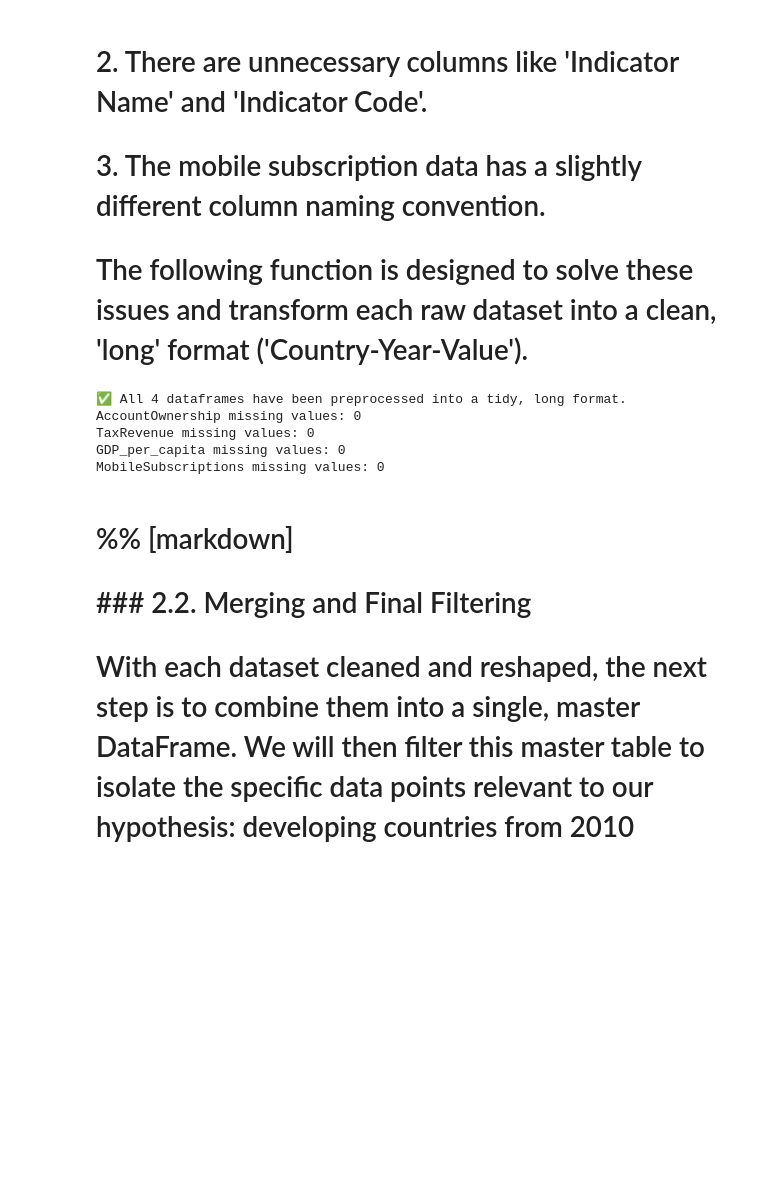
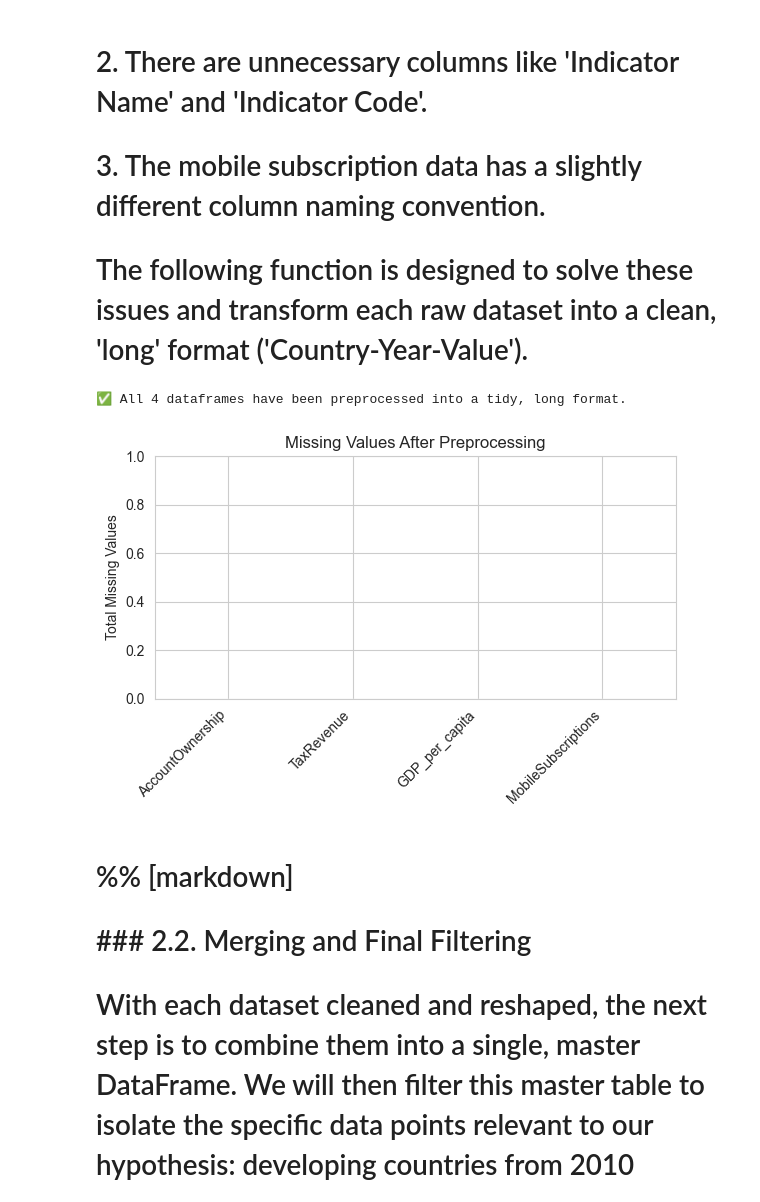
Before and after one commit to jk23399/worldbank-data-analysis, a Jupyter notebook: mobile_tax_revenue.ipynb, the cells around one changed output. Drawn from its saved outputs; the diff is of its cells as text; code cells hidden in the pictures; blank space fills up the shorter version.

Commit message:
some graphs added

```diff
--- a/mobile_tax_revenue.ipynb
+++ b/mobile_tax_revenue.ipynb
@@ -191,43 +222,55 @@ def preprocess_dataframe(df, value_name):
     # Reshape data from wide to long format
     df_melted = df_cleaned.melt(
         id_vars=id_vars,
         value_vars=value_vars,
         var_name='Year',
         value_name=value_name
     )
 
     # Clean up data types and remove rows with missing values
     # After dropping NaNs, explicitly create another copy to avoid the warning.
     df_dropped = df_melted.dropna(subset=[value_name]).copy()
 
     # Now, modifications below are safely applied to the new copy.
     df_dropped['Year'] = pd.to_numeric(df_dropped['Year'], errors='coerce')
     df_dropped = df_dropped.dropna(subset=['Year'])
     df_dropped['Year'] = df_dropped['Year'].astype(int)
 
     return df_dropped.reset_index(drop=True)
 
 # Apply the corrected preprocessing function to each dataframe
 own_df = preprocess_dataframe(own_df_raw, 'AccountOwnership')
 tax_df = preprocess_dataframe(tax_df_raw, 'TaxRevenue')
 gdp_df = preprocess_dataframe(gdp_df_raw, 'GDP_per_capita')
 mobile_df = preprocess_dataframe(mobile_df_raw, 'MobileSubscriptions')
 
 print("✅ All 4 dataframes have been preprocessed into a tidy, long format.")
 
 # --- Verification Step ---
-# ----------------------------------------------------------
-# Simple check: total missing values per dataframe
-# ----------------------------------------------------------
-for df, name in frames:
-    total_missing = df.isnull().sum().sum()
-    print(f"{name} missing values: {total_missing}")
+import matplotlib.pyplot as plt
+
+# --- Missing‐Value Check Visualization ---
+dfs = [own_df, tax_df, gdp_df, mobile_df]
+names = ['AccountOwnership','TaxRevenue','GDP_per_capita','MobileSubscriptions']
+
+# 각 데이터프레임별 총 결측 개수 계산
+missing_counts = [df.isnull().sum().sum() for df in dfs]
+
+# 바 차트 그리기
+plt.figure(figsize=(6,4))
+plt.bar(names, missing_counts, color='skyblue')
+plt.ylabel('Total Missing Values')
+plt.title('Missing Values After Preprocessing')
+plt.ylim(0, max(missing_counts)+1)
+plt.xticks(rotation=45, ha='right')
+plt.tight_layout()
+
+# PNG로 저장
+plt.savefig('missing_values_check.png', dpi=300, bbox_inches='tight')
+plt.show()
 # %% [output]
 ✅ All 4 dataframes have been preprocessed into a tidy, long format.
-AccountOwnership missing values: 0
-TaxRevenue missing values: 0
-GDP_per_capita missing values: 0
-MobileSubscriptions missing values: 0
+[figure, added]
 # %% [markdown]
 # %% [markdown]
 # ### 2.2. Merging and Final Filtering
```
Also changed, not shown: parts of 3 cells of this notebook, 6 other files.
